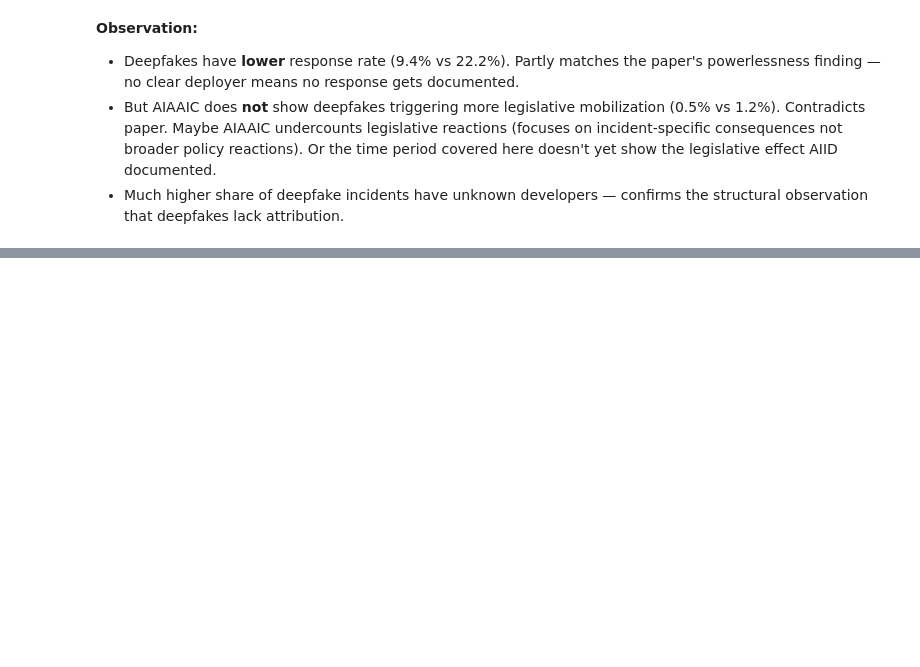
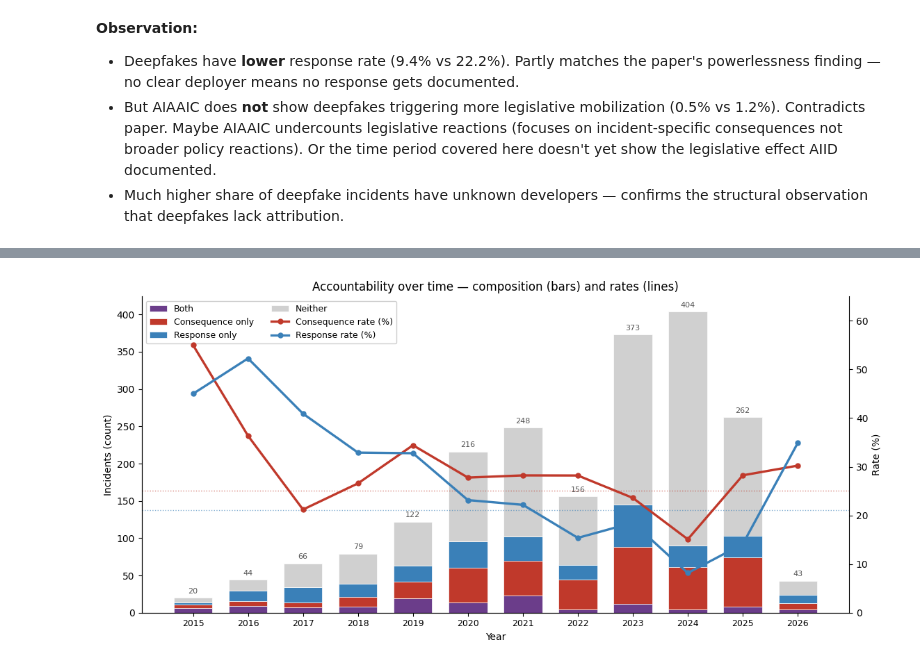
Before and after one commit to marilynn-mm/ai-incident-visualisation, a Jupyter notebook: analysis/AIAAIC/accountability_patterns.ipynb, the cells around one changed output, grey strips where cells are left out. Cells and saved outputs as stored; diff of their text form; code cells hidden in the pictures; blank space fills up the shorter version.

Commit message:
quadrant viewdraft

```diff
--- a/analysis/AIAAIC/accountability_patterns.ipynb
+++ b/analysis/AIAAIC/accountability_patterns.ipynb
@@ -380,0 +571,16 @@ For the visualization: don't import the paper's findings wholesale. Anchor on wh
+# %%
+# Year × quadrant breakdown. Drop undated rows here (the rate-only earlier
+# analyses could keep them, but a timeline can't place them).
+dated = df.dropna(subset=['year']).copy()
+dated['year'] = dated['year'].astype(int)
+
+yearly = pd.DataFrame({
+    'both':      ( dated['has_c'] &  dated['has_r']).groupby(dated['year']).sum(),
+    'cons_only': ( dated['has_c'] & ~dated['has_r']).groupby(dated['year']).sum(),
+    'resp_only': (~dated['has_c'] &  dated['has_r']).groupby(dated['year']).sum(),
+    'neither':   (~dated['has_c'] & ~dated['has_r']).groupby(dated['year']).sum(),
+}).fillna(0).astype(int)
+yearly['total']     = yearly[['both','cons_only','resp_only','neither']].sum(axis=1)
+yearly['cons_rate'] = (yearly['both'] + yearly['cons_only']) / yearly['total'] * 100
+yearly['resp_rate'] = (yearly['both'] + yearly['resp_only']) / yearly['total'] * 100
+yearly.round(1)
@@ -380,0 +602,59 @@ For the visualization: don't import the paper's findings wholesale. Anchor on wh
+# %%
+QUAD_COLORS = {
+    'both':      '#6b3d8a',  # purple (consequence + response)
+    'cons_only': '#c0392b',  # red (matches consequence elsewhere)
+    'resp_only': '#3a80b8',  # blue (matches response elsewhere)
+    'neither':   '#d0d0d0',  # grey — the black hole
+}
+QUAD_LABELS = {
+    'both':      'Both',
+    'cons_only': 'Consequence only',
+    'resp_only': 'Response only',
+    'neither':   'Neither',
+}
+
+fig, ax_bar = plt.subplots(figsize=(11.5, 5.5))
+
+# --- left axis: stacked bars (counts) ---
+years = yearly.index
+bottoms = np.zeros(len(years))
+for key in ['both', 'cons_only', 'resp_only', 'neither']:
+    vals = yearly[key].values
+    ax_bar.bar(years, vals, bottom=bottoms, width=0.7,
+               color=QUAD_COLORS[key], label=QUAD_LABELS[key],
+               edgecolor='white', linewidth=0.5)
+    bottoms += vals
+
+# Annotate total above each bar
+for y, t in zip(years, yearly['total']):
+    ax_bar.text(y, t + max(yearly['total']) * 0.015, str(int(t)),
+                ha='center', fontsize=8, color='#555')
+
+ax_bar.set_xlabel('Year')
+ax_bar.set_ylabel('Incidents (count)')
+ax_bar.set_xticks(years)
+ax_bar.set_xticklabels(years, rotation=0, fontsize=9)
+ax_bar.spines[['top','right']].set_visible(False)
+
+# --- right axis: rate lines (%) ---
+ax_line = ax_bar.twinx()
+ax_line.plot(years, yearly['cons_rate'], color='#c0392b', lw=2.4,
+             marker='o', ms=5, label='Consequence rate (%)', zorder=5)
+ax_line.plot(years, yearly['resp_rate'], color='#3a80b8', lw=2.4,
+             marker='o', ms=5, label='Response rate (%)', zorder=5)
+ax_line.axhline(OVERALL_C, color='#c0392b', linestyle=':', linewidth=1, alpha=0.6)
+ax_line.axhline(OVERALL_R, color='#3a80b8', linestyle=':', linewidth=1, alpha=0.6)
+ax_line.set_ylabel('Rate (%)')
+ax_line.set_ylim(0, max(yearly[['cons_rate','resp_rate']].max().max() + 10, 60))
+ax_line.spines[['top']].set_visible(False)
+
+# Merge legends from both axes
+h1, l1 = ax_bar.get_legend_handles_labels()
+h2, l2 = ax_line.get_legend_handles_labels()
+ax_bar.legend(h1 + h2, l1 + l2, loc='upper left', fontsize=9, ncol=2, framealpha=0.95)
+
+ax_bar.set_title('Accountability over time — composition (bars) and rates (lines)')
+plt.tight_layout()
+plt.show()
+# %% [output]
+[figure, added]
```
Also changed, not shown: parts of 13 cells of this notebook, 7 other files.
